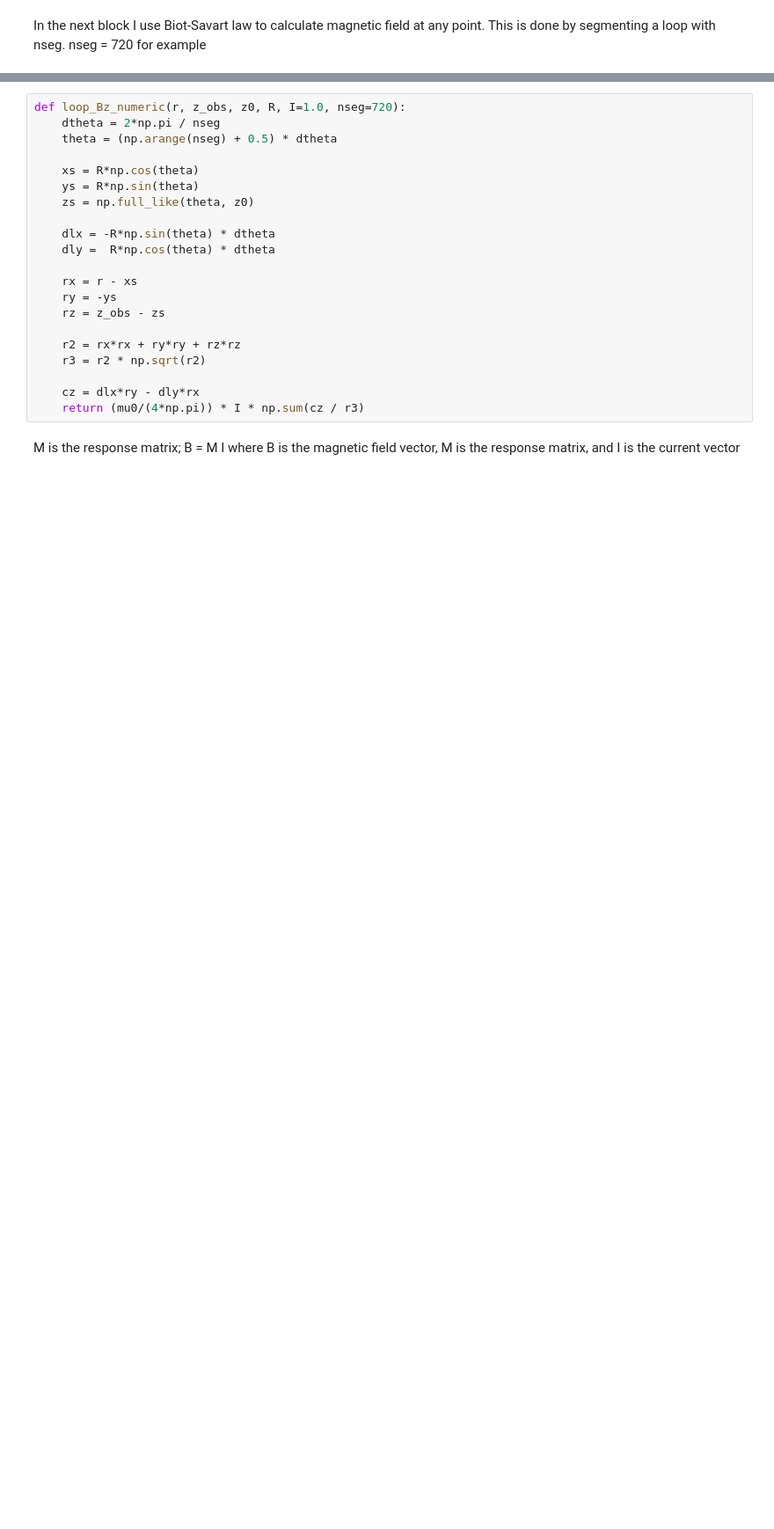
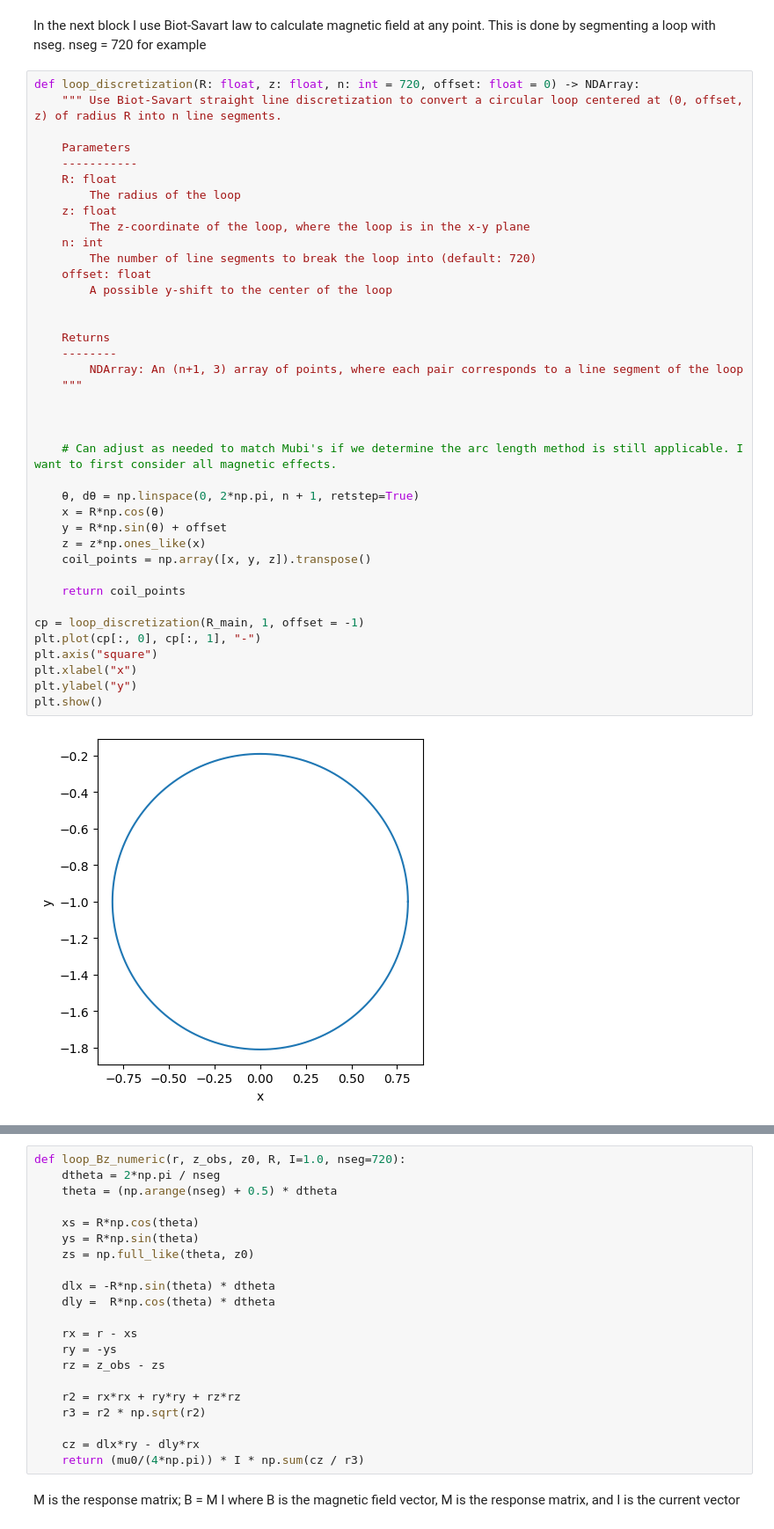
Before and after one commit to jseguine/Project8_bfield, a Jupyter notebook: interactiveChebyGood.ipynb, the cells around one changed output, grey strips where cells are left out. Shown at 88% size. Saved outputs shown, nothing was run; the diff lists cells and outputs as text; blank space fills up the shorter version.

```diff
--- a/interactiveChebyGood.ipynb
+++ b/interactiveChebyGood.ipynb
@@ -105,3 +227,44 @@ plt.show()
 [figure]
 # %% [markdown]
 In the next block I use Biot-Savart law to calculate magnetic field at any point. This is done by segmenting a loop with nseg. nseg = 720 for example
+# %%
+def loop_discretization(R: float, z: float, n: int = 720, offset: float = 0) -> NDArray:
+    """ Use Biot-Savart straight line discretization to convert a circular loop centered at (0, offset, z) of radius R into n line segments.
+
+    Parameters
+    -----------
+    R: float
+        The radius of the loop
+    z: float
+        The z-coordinate of the loop, where the loop is in the x-y plane
+    n: int
+        The number of line segments to break the loop into (default: 720)
+    offset: float
+        A possible y-shift to the center of the loop
+
+
+    Returns
+    --------
+        NDArray: An (n+1, 3) array of points, where each pair corresponds to a line segment of the loop
+    """
+
+
+
+    # Can adjust as needed to match Mubi's if we determine the arc length method is still applicable. I want to first consider all magnetic effects.
+
+    θ, dθ = np.linspace(0, 2*np.pi, n + 1, retstep=True)
+    x = R*np.cos(θ)
+    y = R*np.sin(θ) + offset
+    z = z*np.ones_like(x)
+    coil_points = np.array([x, y, z]).transpose()
+
+    return coil_points
+
+cp = loop_discretization(R_main, 1, offset = -1)
+plt.plot(cp[:, 0], cp[:, 1], "-")
+plt.axis("square")
+plt.xlabel("x")
+plt.ylabel("y")
+plt.show()
+# %% [output]
+[figure, added]
```
Also changed, not shown: parts of 8 cells of this notebook.
